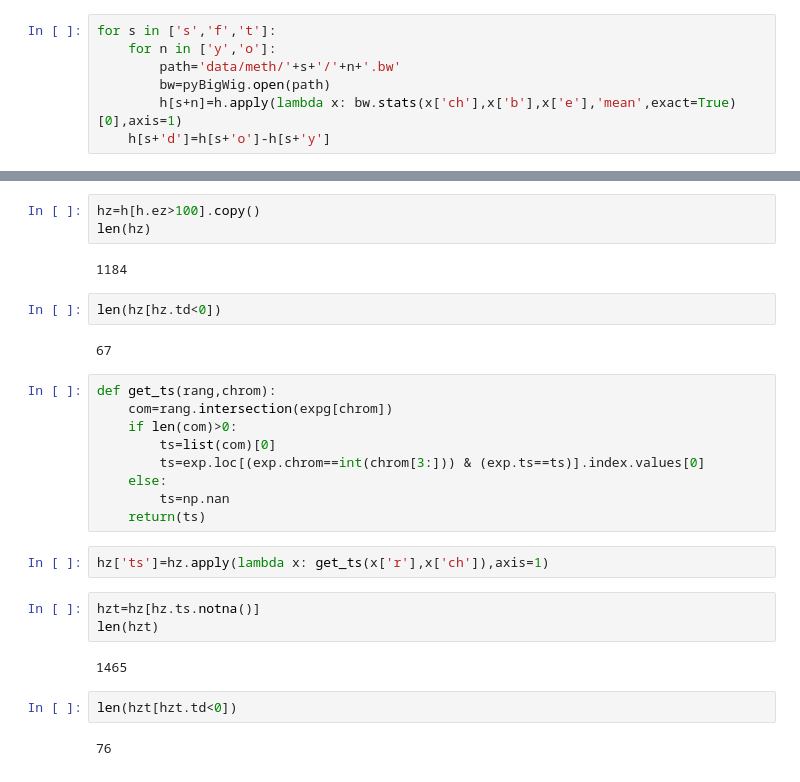
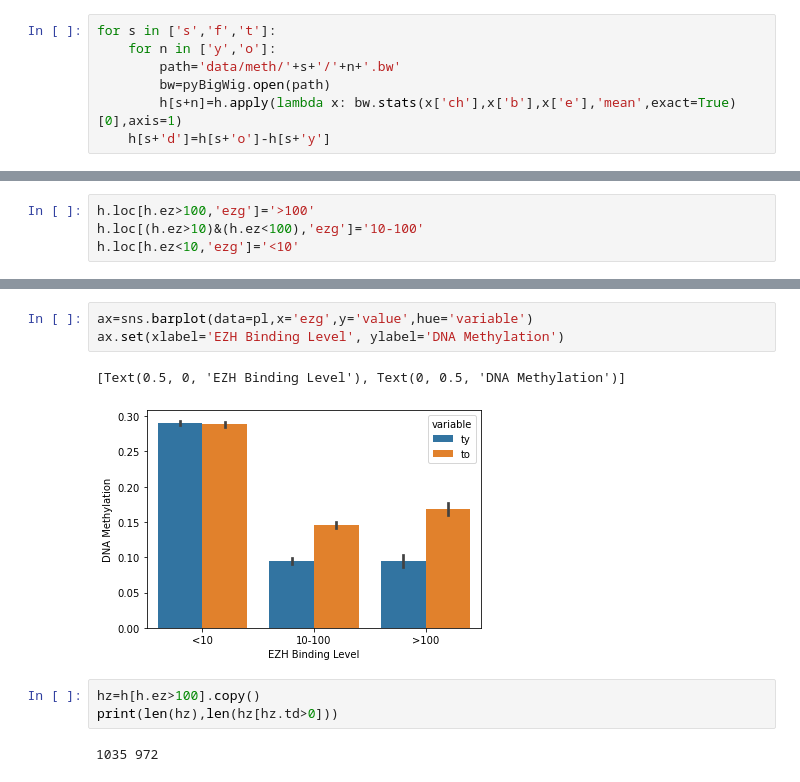
Before and after one commit to moqri/emi, a Jupyter notebook: com.ipynb, the cells around one changed output, grey strips where cells are left out. Drawn from its saved outputs; the diff is of its cells as text.

```diff
--- a/com.ipynb
+++ b/com.ipynb
@@ -191,0 +179,4 @@ h['td'].hist(bins=100)
+# %%
+h.loc[h.ez>100,'ezg']='>100'
+h.loc[(h.ez>10)&(h.ez<100),'ezg']='10-100'
+h.loc[h.ez<10,'ezg']='<10'
@@ -192,29 +189,11 @@ h['td'].hist(bins=100)
+# %%
+ax=sns.barplot(data=pl,x='ezg',y='value',hue='variable')
+ax.set(xlabel='EZH Binding Level', ylabel='DNA Methylation')
+# %% [output]
+[Text(0.5, 0, 'EZH Binding Level'), Text(0, 0.5, 'DNA Methylation')]
+[figure, added]
 # %%
 hz=h[h.ez>100].copy()
-len(hz)
+print(len(hz),len(hz[hz.td>0]))
 # %% [output]
-1184
+1035 972
-# %%
-len(hz[hz.td<0])
-# %% [output]
-67
-# %%
-def get_ts(rang,chrom):
-    com=rang.intersection(expg[chrom])
-    if len(com)>0:
-        ts=list(com)[0]
-        ts=exp.loc[(exp.chrom==int(chrom[3:])) & (exp.ts==ts)].index.values[0]
-    else:
-        ts=np.nan
-    return(ts)
-# %%
-hz['ts']=hz.apply(lambda x: get_ts(x['r'],x['ch']),axis=1)
-# %%
-hzt=hz[hz.ts.notna()]
-len(hzt)
-# %% [output]
-1465
-# %%
-len(hzt[hzt.td<0])
-# %% [output]
-76
```
Also changed, not shown: parts of 38 cells of this notebook, 1 other file.
